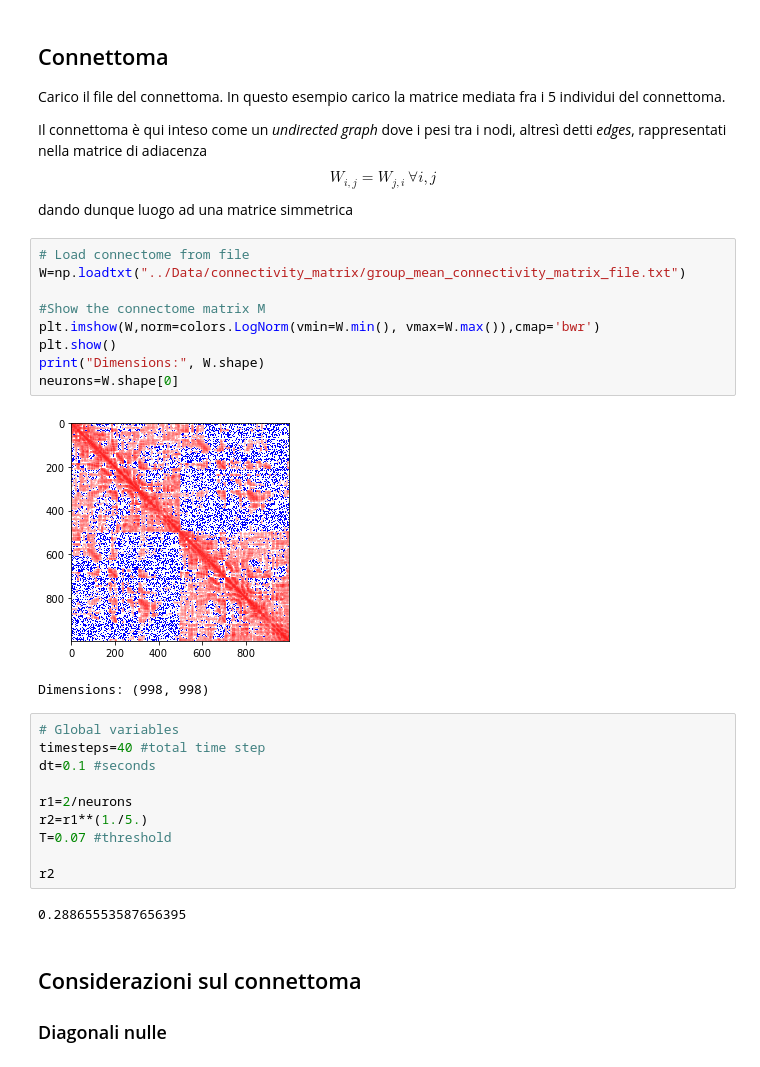
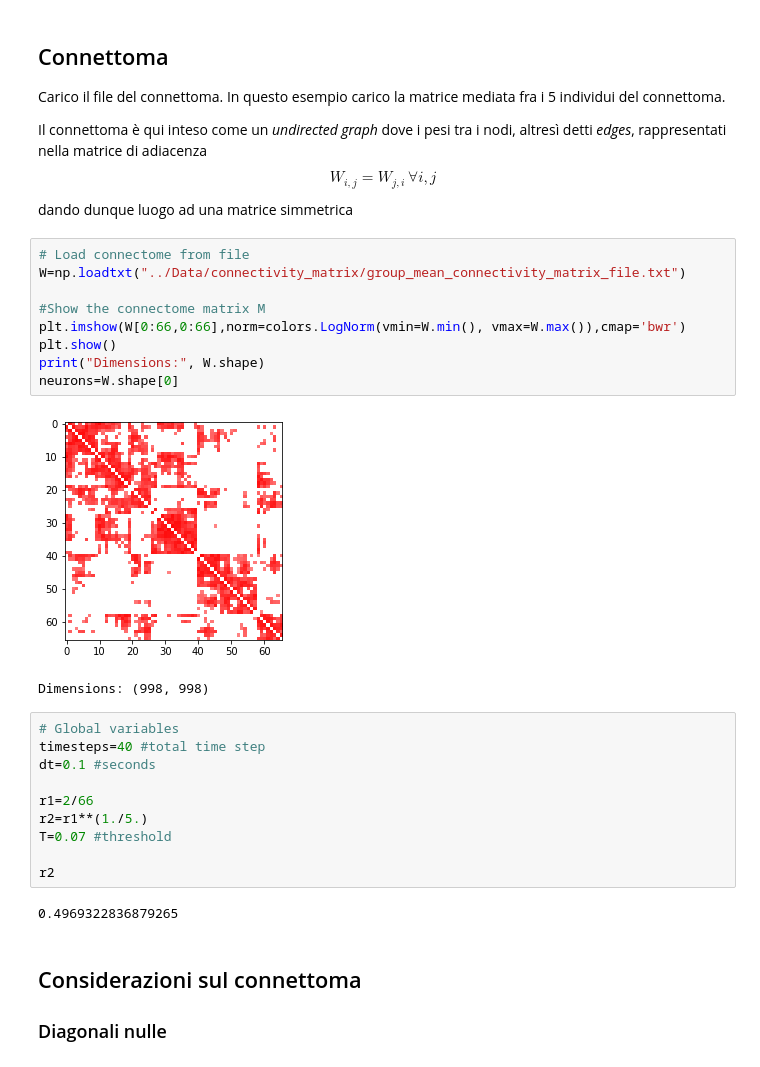
Before and after one commit to tommaso-bertola/TesiTriennale, a Jupyter notebook: Code/Whole Brain Model.ipynb, the cells around one changed output. Drawn from its saved outputs; the diff is of its cells as text.

Commit message:
Prime simulazioni
prova con 100 runs, impostazione dei parametri è molto importante, evoluzione temporale dei neuroni

```diff
--- a/Code/Whole Brain Model.ipynb
+++ b/Code/Whole Brain Model.ipynb
@@ -13,27 +13,27 @@ dando dunque luogo ad una matrice simmetrica
 # %%
 # Load connectome from file
 W=np.loadtxt("../Data/connectivity_matrix/group_mean_connectivity_matrix_file.txt")
 
 #Show the connectome matrix M
-plt.imshow(W,norm=colors.LogNorm(vmin=W.min(), vmax=W.max()),cmap='bwr')
+plt.imshow(W[0:66,0:66],norm=colors.LogNorm(vmin=W.min(), vmax=W.max()),cmap='bwr')
 plt.show()
 print("Dimensions:", W.shape)
 neurons=W.shape[0]
 # %% [output]
-[figure, old version]
+[figure, new version]
 Dimensions: (998, 998)
 # %%
 # Global variables
 timesteps=40 #total time step
 dt=0.1 #seconds
 
-r1=2/neurons
+r1=2/66
 r2=r1**(1./5.)
 T=0.07 #threshold
 
 r2
 # %% [output]
-0.28865553587656395
+0.4969322836879265
 # %% [markdown]
 ## Considerazioni sul connettoma
 ### Diagonali nulle
```
Also changed, not shown: parts of 6 cells of this notebook, 2 other files.
